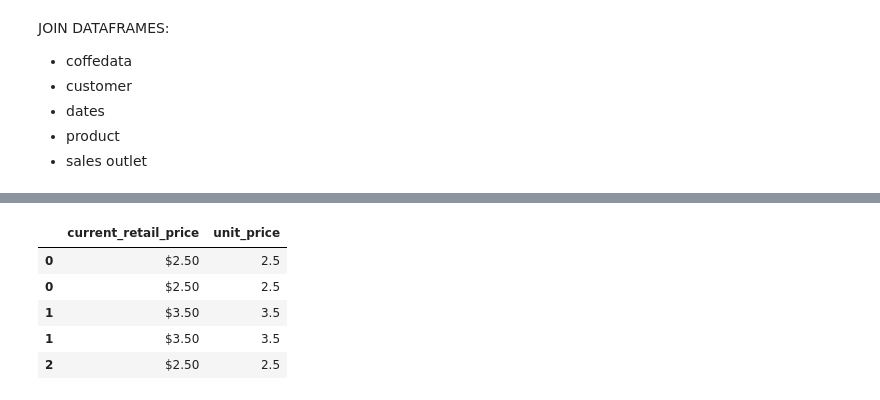
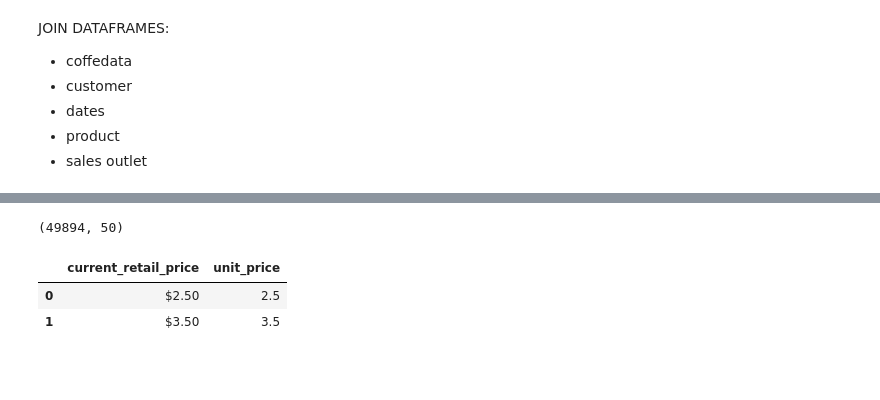
Before and after one commit to hpenapp/EjercicioRedencion, a Jupyter notebook: plotExamples.ipynb, the cells around one changed output, grey strips where cells are left out. Drawn from its saved outputs; the diff is of its cells as text; code cells hidden in the pictures; blank space fills up the shorter version.

Commit message:
Modificado, no se repite tabla customer

```diff
--- a/plotExamples.ipynb
+++ b/plotExamples.ipynb
@@ -412,2 +193,0 @@ product[product['product_id'] == 27]
-# %%
-superData = superData.join(product.set_index('product_id'), on='product_id').head(5)
@@ -458,0 +194,4 @@ dtype: object
+# %%
+superData = coffeData.join(dates.set_index('transaction_date'), on='transaction_date')
+# %%
+superData = superData.join(product.set_index('product_id') ,on='product_id')
@@ -459,11 +200,14 @@ dtype: object
+# %%
+superData = superData.join(Customer.set_index('customer_id'), on='customer_id')
+# %%
+superData.shape
+# %% [output]
+(49894, 50)
 # %%
-superData[['current_retail_price', 'unit_price']]
+superData[['current_retail_price', 'unit_price']].head(2)
 # %% [output]
 |  | current_retail_price | unit_price |
 | 0 | $2.50 | 2.5 |
-| 0 | $2.50 | 2.5 |
 | 1 | $3.50 | 3.5 |
-| 1 | $3.50 | 3.5 |
-| 2 | $2.50 | 2.5 |
 # %%
 superData = superData.drop(columns = ['promo_yn', 'unit_price'])
```
Also changed, not shown: parts of 42 cells of this notebook, 9 other files.
